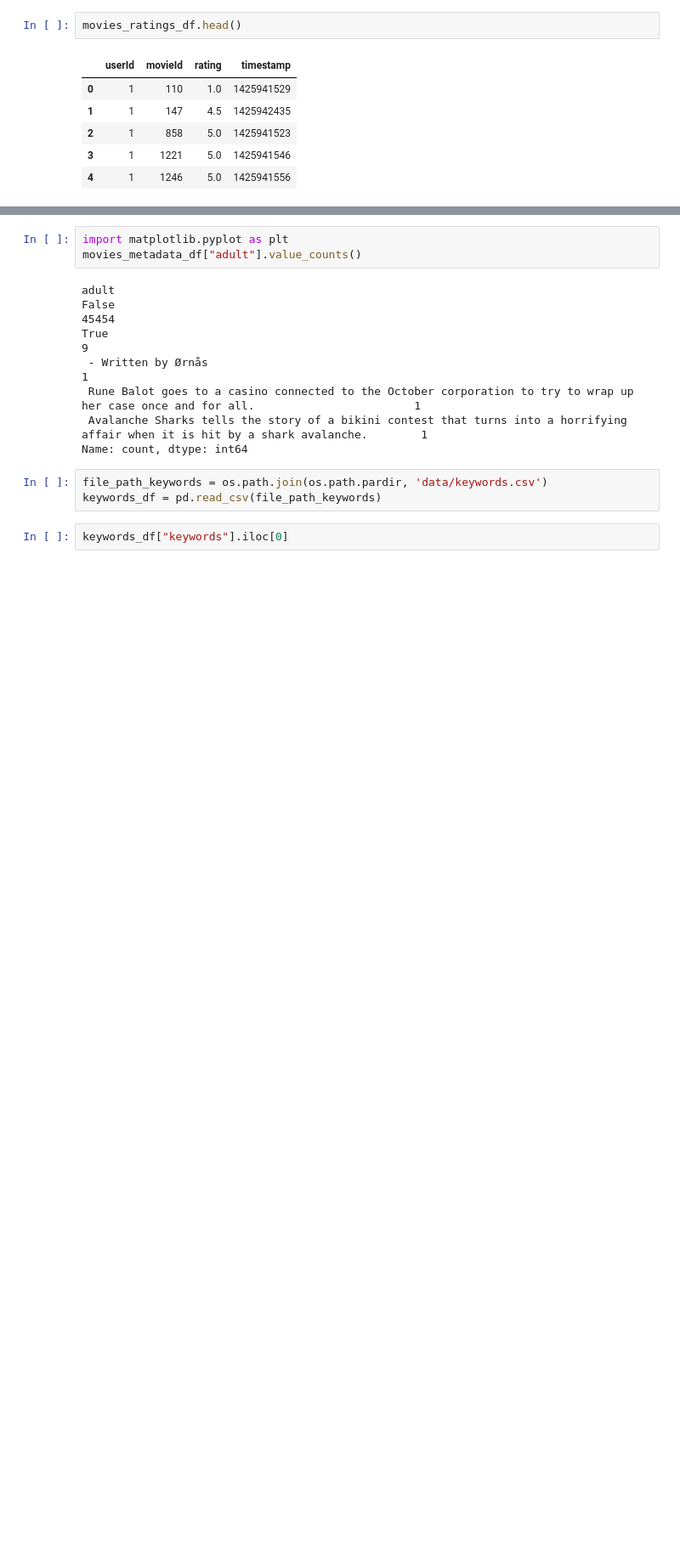
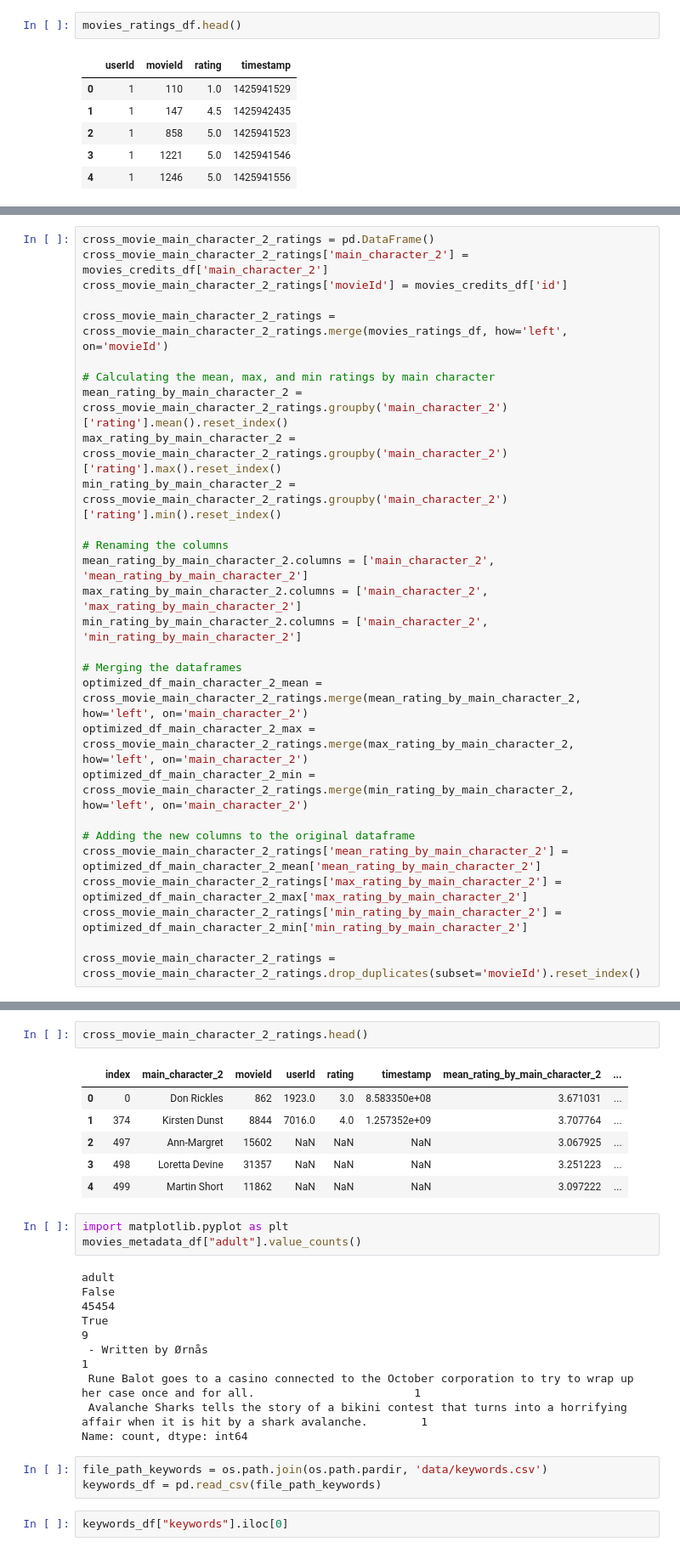
Before and after one commit to HatimRabet/Bandit-Algorithms-for-Movie-Recommendation-System, a Jupyter notebook: scripts/data_study.ipynb, the cells around one changed output, grey strips where cells are left out. Shown at 85% size. Drawn from its saved outputs; the diff is of its cells as text; blank space fills up the shorter version.

```diff
--- a/scripts/data_study.ipynb
+++ b/scripts/data_study.ipynb
@@ -171,0 +222,28 @@ Name: count, Length: 45115, dtype: int64
+# %%
+cross_movie_main_character_2_ratings = pd.DataFrame()
+cross_movie_main_character_2_ratings['main_character_2'] = movies_credits_df['main_character_2']
+cross_movie_main_character_2_ratings['movieId'] = movies_credits_df['id']
+
+cross_movie_main_character_2_ratings = cross_movie_main_character_2_ratings.merge(movies_ratings_df, how='left', on='movieId')
+
+# Calculating the mean, max, and min ratings by main character
+mean_rating_by_main_character_2 = cross_movie_main_character_2_ratings.groupby('main_character_2')['rating'].mean().reset_index()
+max_rating_by_main_character_2 = cross_movie_main_character_2_ratings.groupby('main_character_2')['rating'].max().reset_index()
+min_rating_by_main_character_2 = cross_movie_main_character_2_ratings.groupby('main_character_2')['rating'].min().reset_index()
+
+# Renaming the columns
+mean_rating_by_main_character_2.columns = ['main_character_2', 'mean_rating_by_main_character_2']
+max_rating_by_main_character_2.columns = ['main_character_2', 'max_rating_by_main_character_2']
+min_rating_by_main_character_2.columns = ['main_character_2', 'min_rating_by_main_character_2']
+
+# Merging the dataframes
+optimized_df_main_character_2_mean = cross_movie_main_character_2_ratings.merge(mean_rating_by_main_character_2, how='left', on='main_character_2')
+optimized_df_main_character_2_max = cross_movie_main_character_2_ratings.merge(max_rating_by_main_character_2, how='left', on='main_character_2')
+optimized_df_main_character_2_min = cross_movie_main_character_2_ratings.merge(min_rating_by_main_character_2, how='left', on='main_character_2')
+
+# Adding the new columns to the original dataframe
+cross_movie_main_character_2_ratings['mean_rating_by_main_character_2'] = optimized_df_main_character_2_mean['mean_rating_by_main_character_2']
+cross_movie_main_character_2_ratings['max_rating_by_main_character_2'] = optimized_df_main_character_2_max['max_rating_by_main_character_2']
+cross_movie_main_character_2_ratings['min_rating_by_main_character_2'] = optimized_df_main_character_2_min['min_rating_by_main_character_2']
+
+cross_movie_main_character_2_ratings = cross_movie_main_character_2_ratings.drop_duplicates(subset='movieId').reset_index()
@@ -172,3 +280,12 @@ Name: count, Length: 45115, dtype: int64
+# %%
+cross_movie_main_character_2_ratings.head()
+# %% [output]
+|  | index | main_character_2 | movieId | userId | rating | timestamp | mean_rating_by_main_character_2 | ... |
+| 0 | 0 | Don Rickles | 862 | 1923.0 | 3.0 | 8.583350e+08 | 3.671031 | ... |
+| 1 | 374 | Kirsten Dunst | 8844 | 7016.0 | 4.0 | 1.257352e+09 | 3.707764 | ... |
+| 2 | 497 | Ann-Margret | 15602 | NaN | NaN | NaN | 3.067925 | ... |
+| 3 | 498 | Loretta Devine | 31357 | NaN | NaN | NaN | 3.251223 | ... |
+| 4 | 499 | Martin Short | 11862 | NaN | NaN | NaN | 3.097222 | ... |
 # %%
 import matplotlib.pyplot as plt
 movies_metadata_df["adult"].value_counts()
```
Also changed, not shown: parts of 10 cells of this notebook.
